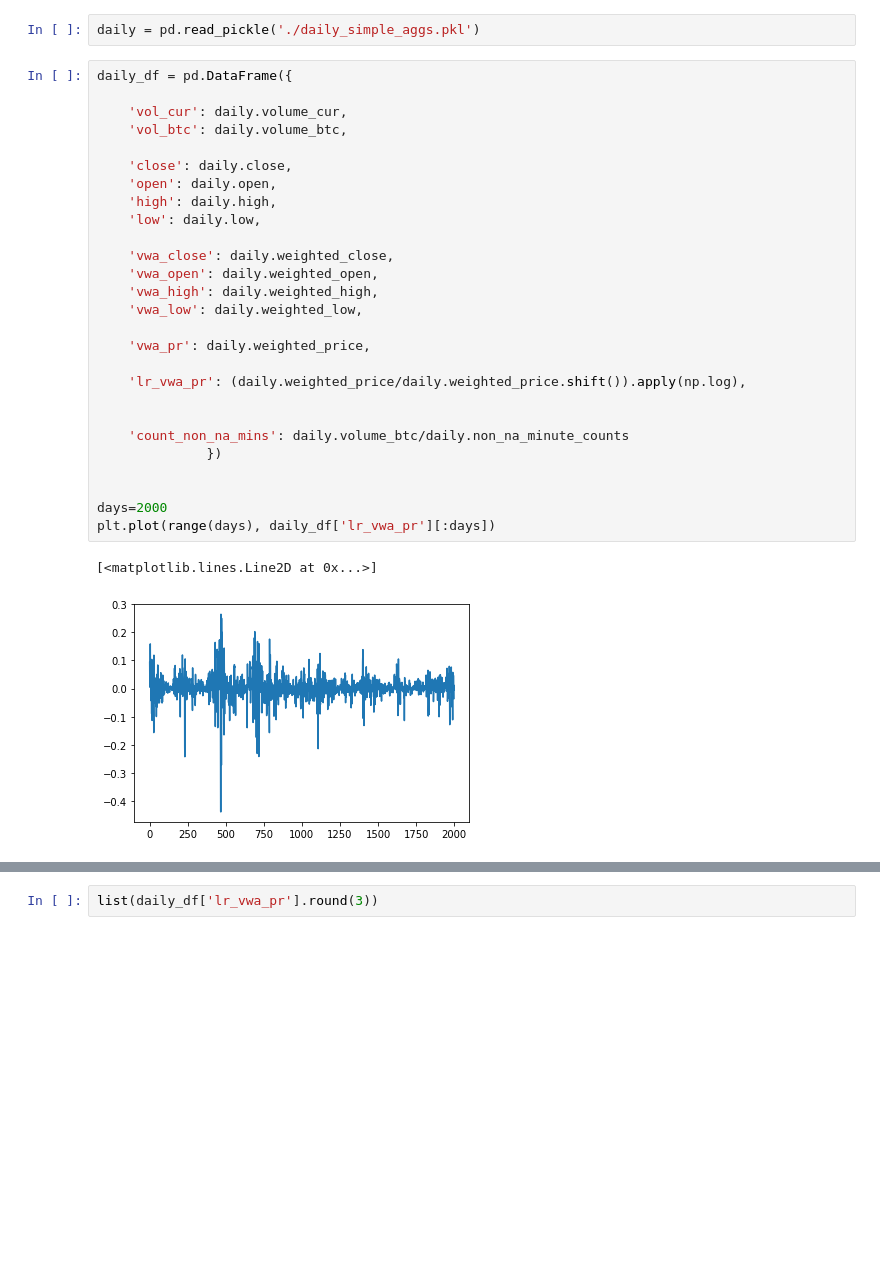
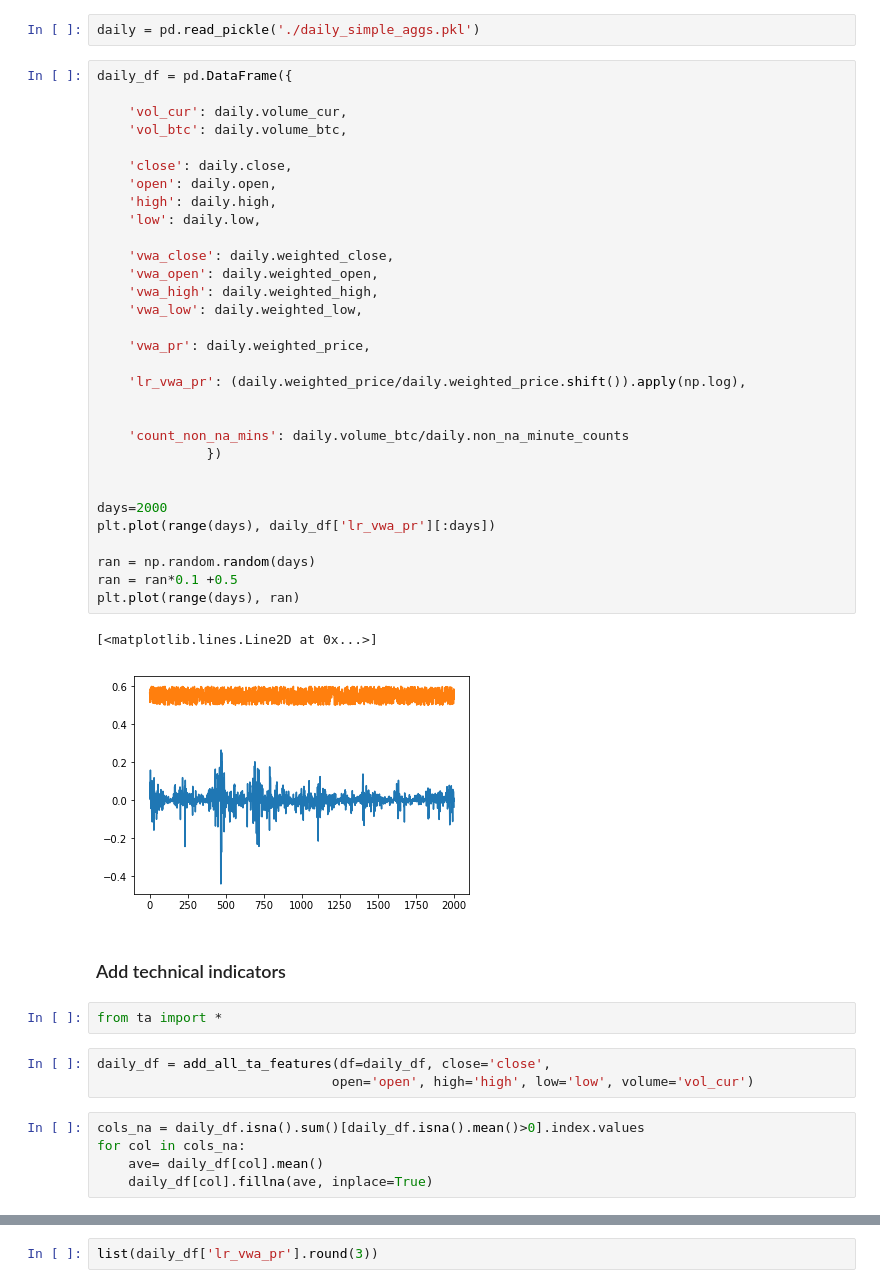
Before and after one commit to yigitmertol/Time_Series_Forecasting, a Jupyter notebook: BitStamp/Bitstamp_Daily.ipynb, the cells around one changed output, grey strips where cells are left out. Saved outputs shown, nothing was run; the diff lists cells and outputs as text; blank space fills up the shorter version.

```diff
--- a/BitStamp/Bitstamp_Daily.ipynb
+++ b/BitStamp/Bitstamp_Daily.ipynb
@@ -42,30 +42,46 @@ daily = pd.read_pickle('./daily_simple_aggs.pkl')
 # %%
 daily_df = pd.DataFrame({
 
     'vol_cur': daily.volume_cur,
     'vol_btc': daily.volume_btc,
 
     'close': daily.close,
     'open': daily.open,
     'high': daily.high,
     'low': daily.low,
 
     'vwa_close': daily.weighted_close,
     'vwa_open': daily.weighted_open,
     'vwa_high': daily.weighted_high,
     'vwa_low': daily.weighted_low,
 
     'vwa_pr': daily.weighted_price,
 
     'lr_vwa_pr': (daily.weighted_price/daily.weighted_price.shift()).apply(np.log),
 
 
     'count_non_na_mins': daily.volume_btc/daily.non_na_minute_counts
               })
 
 
 days=2000
 plt.plot(range(days), daily_df['lr_vwa_pr'][:days])
+
+ran = np.random.random(days)
+ran = ran*0.1 +0.5
+plt.plot(range(days), ran)
 # %% [output]
 [<matplotlib.lines.Line2D at 0x...>]
-[figure, old version]
+[figure, new version]
+# %% [markdown]
+### Add technical indicators
+# %%
+from ta import *
+# %%
+daily_df = add_all_ta_features(df=daily_df, close='close',
+                              open='open', high='high', low='low', volume='vol_cur')
+# %%
+cols_na = daily_df.isna().sum()[daily_df.isna().mean()>0].index.values
+for col in cols_na:
+    ave= daily_df[col].mean()
+    daily_df[col].fillna(ave, inplace=True)
```
Also changed, not shown: parts of 7 cells of this notebook, 3 other files.
